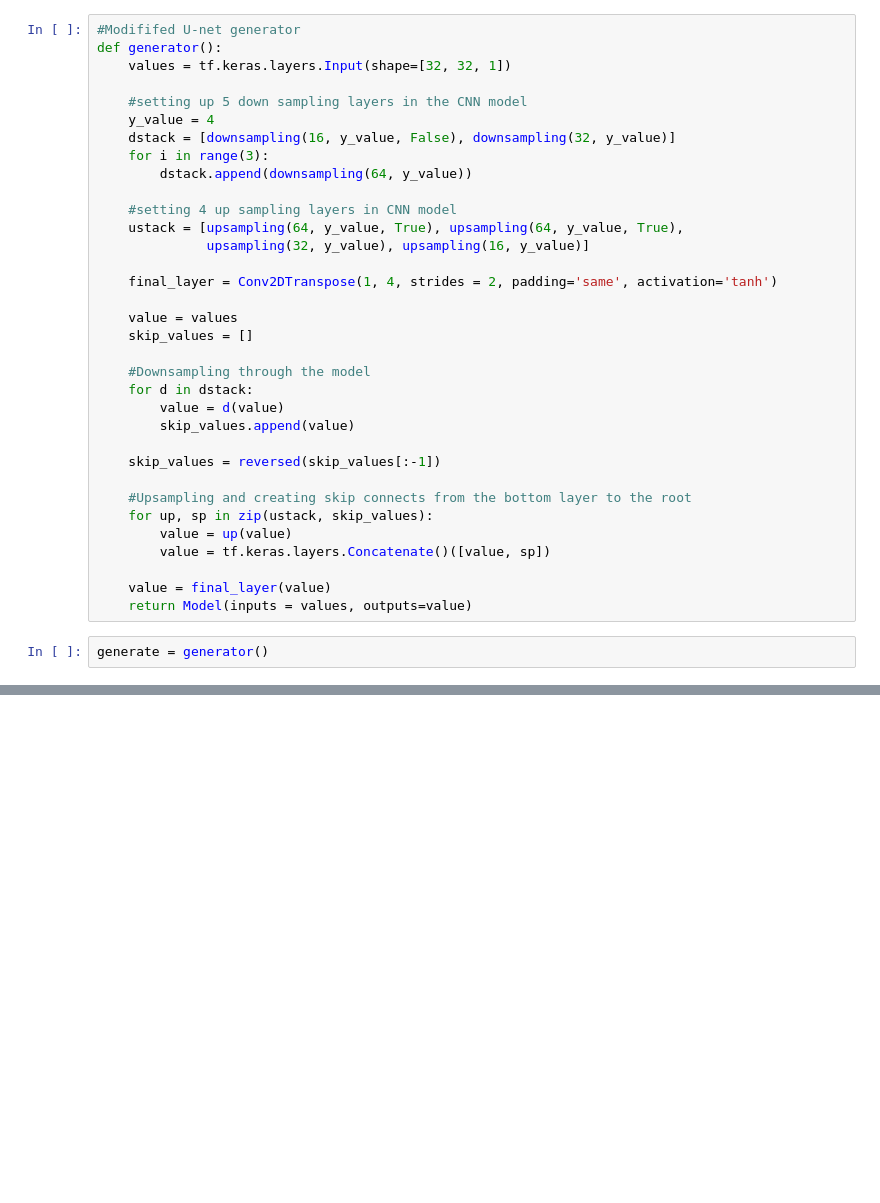
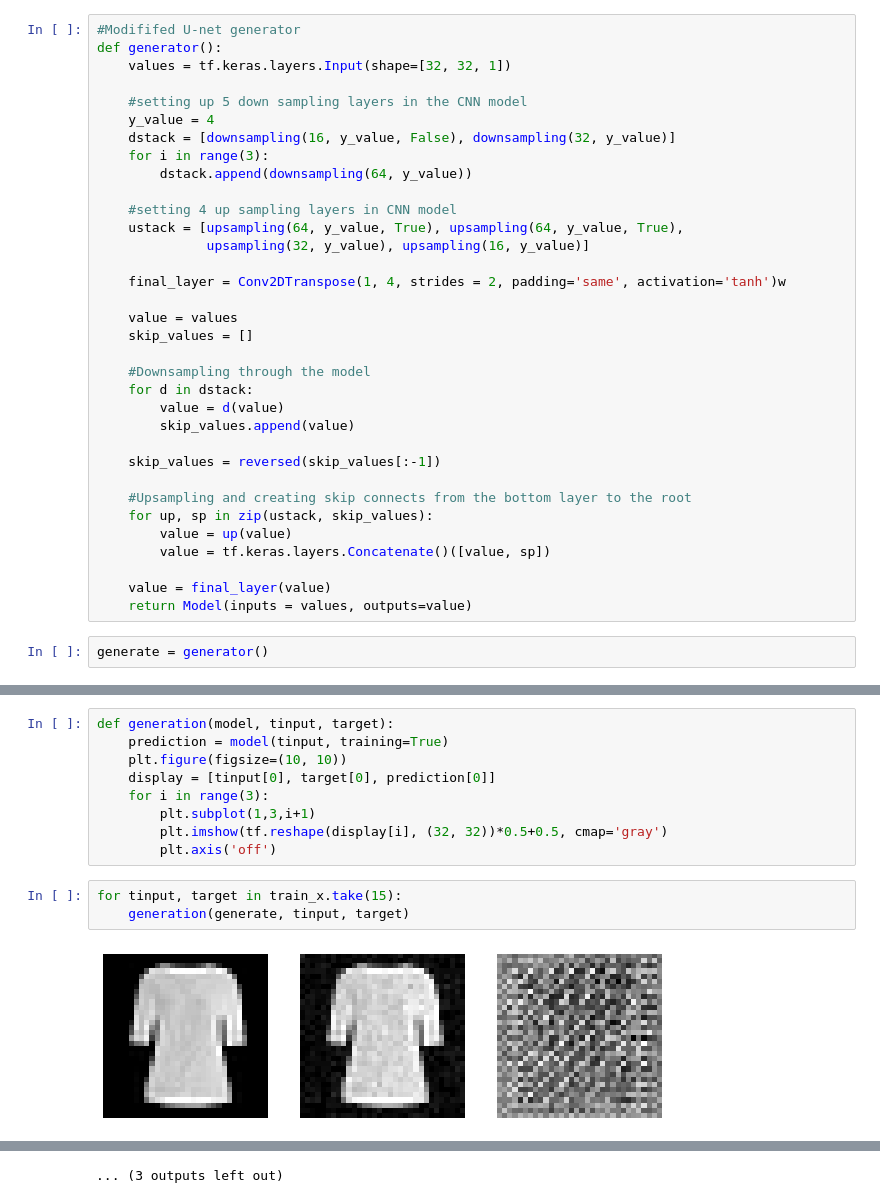
Before and after one commit to joelkurien/imageDenoisingGAN, a Jupyter notebook: GAN model 2.ipynb, the cells around one changed output, grey strips where cells are left out. Drawn from its saved outputs; the diff is of its cells as text; blank space fills up the shorter version.

Commit message:
Created Training model

```diff
--- a/GAN model 2.ipynb
+++ b/GAN model 2.ipynb
@@ -122,7 +124,7 @@ def generator():
     ustack = [upsampling(64, y_value, True), upsampling(64, y_value, True),
               upsampling(32, y_value), upsampling(16, y_value)]
 
-    final_layer = Conv2DTranspose(1, 4, strides = 2, padding='same', activation='tanh')
+    final_layer = Conv2DTranspose(1, 4, strides = 2, padding='same', activation='tanh')w
 
     value = values
     skip_values = []
@@ -145,0 +197,14 @@ generate = generator()
+# %%
+def generation(model, tinput, target):
+    prediction = model(tinput, training=True)
+    plt.figure(figsize=(10, 10))
+    display = [tinput[0], target[0], prediction[0]]
+    for i in range(3):
+        plt.subplot(1,3,i+1)
+        plt.imshow(tf.reshape(display[i], (32, 32))*0.5+0.5, cmap='gray')
+        plt.axis('off')
+# %%
+for tinput, target in train_x.take(15):
+    generation(generate, tinput, target)
+# %% [output]
+[figure, added]
@@ -145,0 +222 @@ generate = generator()
+... (3 outputs left out)
```
Also changed, not shown: parts of 12 cells of this notebook.
